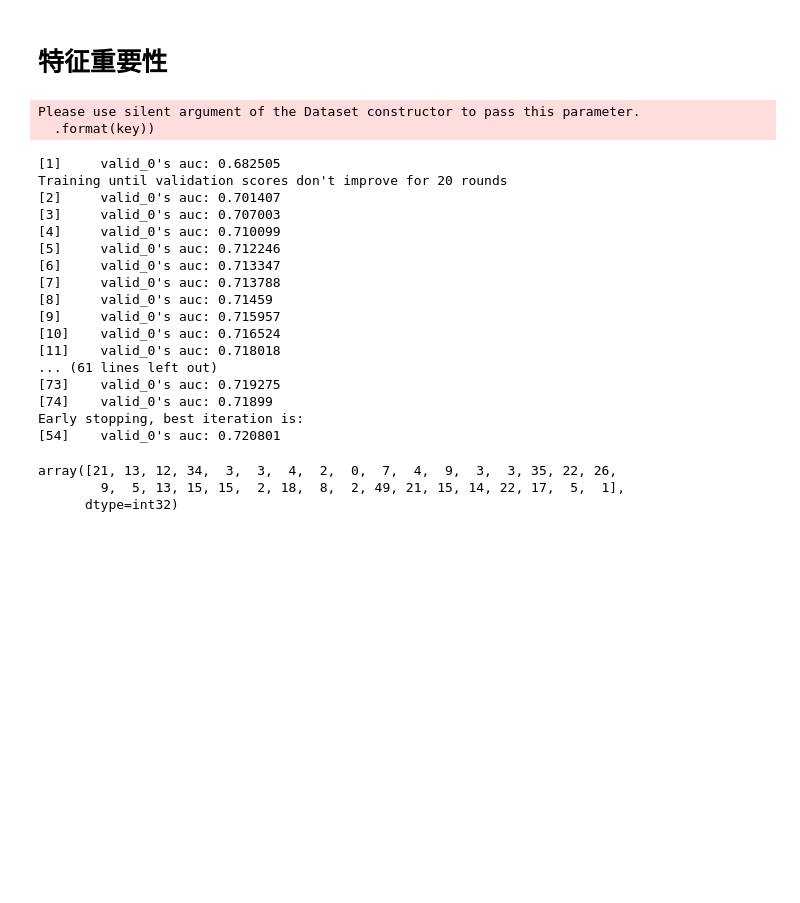
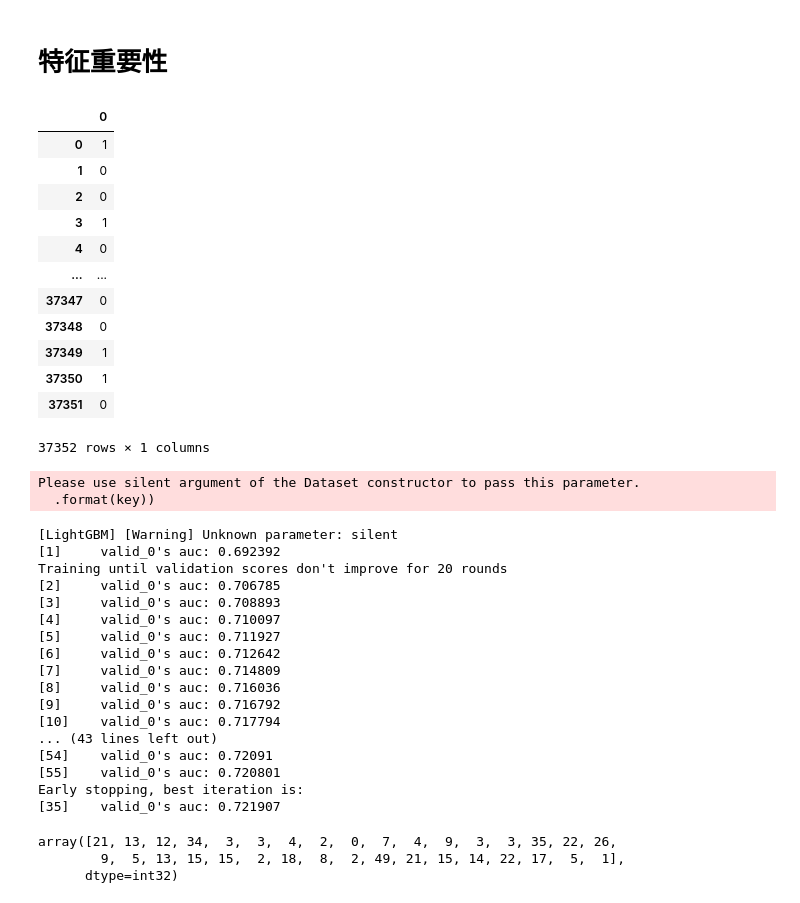
Before and after one commit to Coding-Zuo/DataGame, a Jupyter notebook: kaggle/riiid-test-answer-prediction/lgb-up-0000000000000 (1).ipynb, the cells around one changed output. Cells and saved outputs as stored; diff of their text form; code cells hidden in the pictures; blank space fills up the shorter version.

```diff
--- a/kaggle/riiid-test-answer-prediction/lgb-up-0000000000000 (1).ipynb
+++ b/kaggle/riiid-test-answer-prediction/lgb-up-0000000000000 (1).ipynb
@@ -37,5 +39,6 @@ env = riiideducation.make_env()
 # %%
-dir_path = '/kaggle/input/riiid-test-answer-prediction/'
+# dir_path = '/kaggle/input/riiid-test-answer-prediction/'
+dir_path = '/home/zuoyuhui/datasets/riid准确回答/'
 file_train = 'train.csv'
 file_questions = 'questions.csv'
 file_lectures = 'lectures.csv'
@@ -89,6 +92,7 @@ questions = pd.read_csv(
 # 数据处理
 train['prior_question_had_explanation'] = train['prior_question_had_explanation'].map({'True':1,'False':0}).fillna(-1).astype(np.int8)
 lectures['type_of'] = lectures['type_of'].map({'concept':0, 'intention':1, 'solving question':2, 'starter':3}).fillna(-1).astype(np.int8)
+questions['tags'] = questions['tags'].fillna('1')
 questions['tags'] = questions['tags'].map(lambda x:len(str(x).split(' ')))
 # %%
 # 压缩内存
@@ -484,6 +488,22 @@ Text(0.5, 1086.8937499999997, 'columns_b')
 X_test, y_test = valid_data[features_columns].values, valid_data['answered_correctly'].values
 
 X_train, y_train = train_data[features_columns].values, train_data['answered_correctly'].values
+# %%
+pd.DataFrame(y_train)
+# %% [output]
+|  | 0 |
+| 0 | 1 |
+| 1 | 0 |
+| 2 | 0 |
+| 3 | 1 |
+| 4 | 0 |
+| ... | ... |
+| 37347 | 0 |
+| 37348 | 0 |
+| 37349 | 1 |
+| 37350 | 1 |
+| 37351 | 0 |
+37352 rows × 1 columns
 # %%
 params = {
     'task': 'train',
@@ -515,23 +535,23 @@ gbm = lgb.train(
 # %% [output]
 Please use silent argument of the Dataset constructor to pass this parameter.
   .format(key))
-[1]     valid_0's auc: 0.682505
+[LightGBM] [Warning] Unknown parameter: silent
+[1]     valid_0's auc: 0.692392
 Training until validation scores don't improve for 20 rounds
-[2]     valid_0's auc: 0.701407
-[3]     valid_0's auc: 0.707003
-[4]     valid_0's auc: 0.710099
-[5]     valid_0's auc: 0.712246
-[6]     valid_0's auc: 0.713347
-[7]     valid_0's auc: 0.713788
-[8]     valid_0's auc: 0.71459
-[9]     valid_0's auc: 0.715957
-[10]    valid_0's auc: 0.716524
-[11]    valid_0's auc: 0.718018
-... (61 lines left out)
-[73]    valid_0's auc: 0.719275
-[74]    valid_0's auc: 0.71899
+[2]     valid_0's auc: 0.706785
+[3]     valid_0's auc: 0.708893
+[4]     valid_0's auc: 0.710097
+[5]     valid_0's auc: 0.711927
+[6]     valid_0's auc: 0.712642
+[7]     valid_0's auc: 0.714809
+[8]     valid_0's auc: 0.716036
+[9]     valid_0's auc: 0.716792
+[10]    valid_0's auc: 0.717794
+... (43 lines left out)
+[54]    valid_0's auc: 0.72091
+[55]    valid_0's auc: 0.720801
 Early stopping, best iteration is:
-[54]    valid_0's auc: 0.720801
+[35]    valid_0's auc: 0.721907
 # %%
 gbm.feature_importance()
 # %% [output]
```
Also changed, not shown: parts of 3 cells of this notebook, 3 other files.
